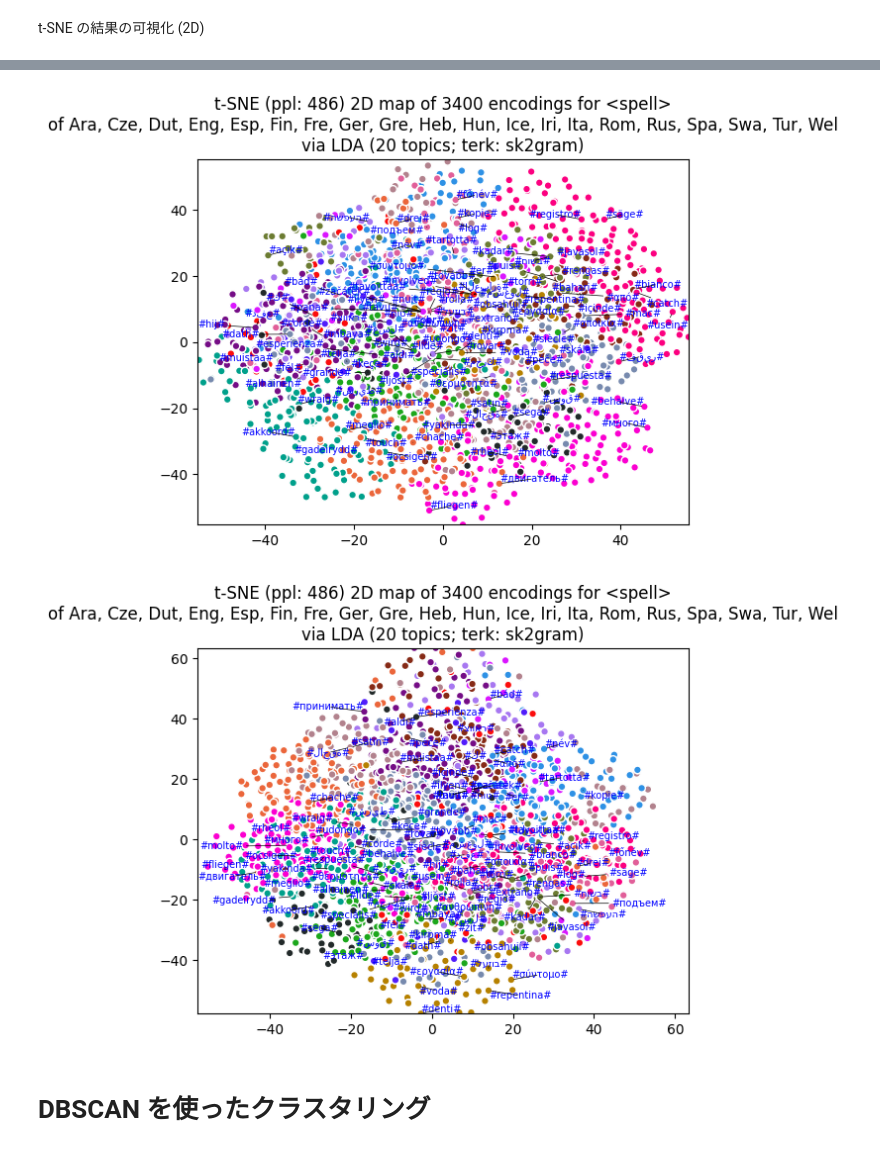
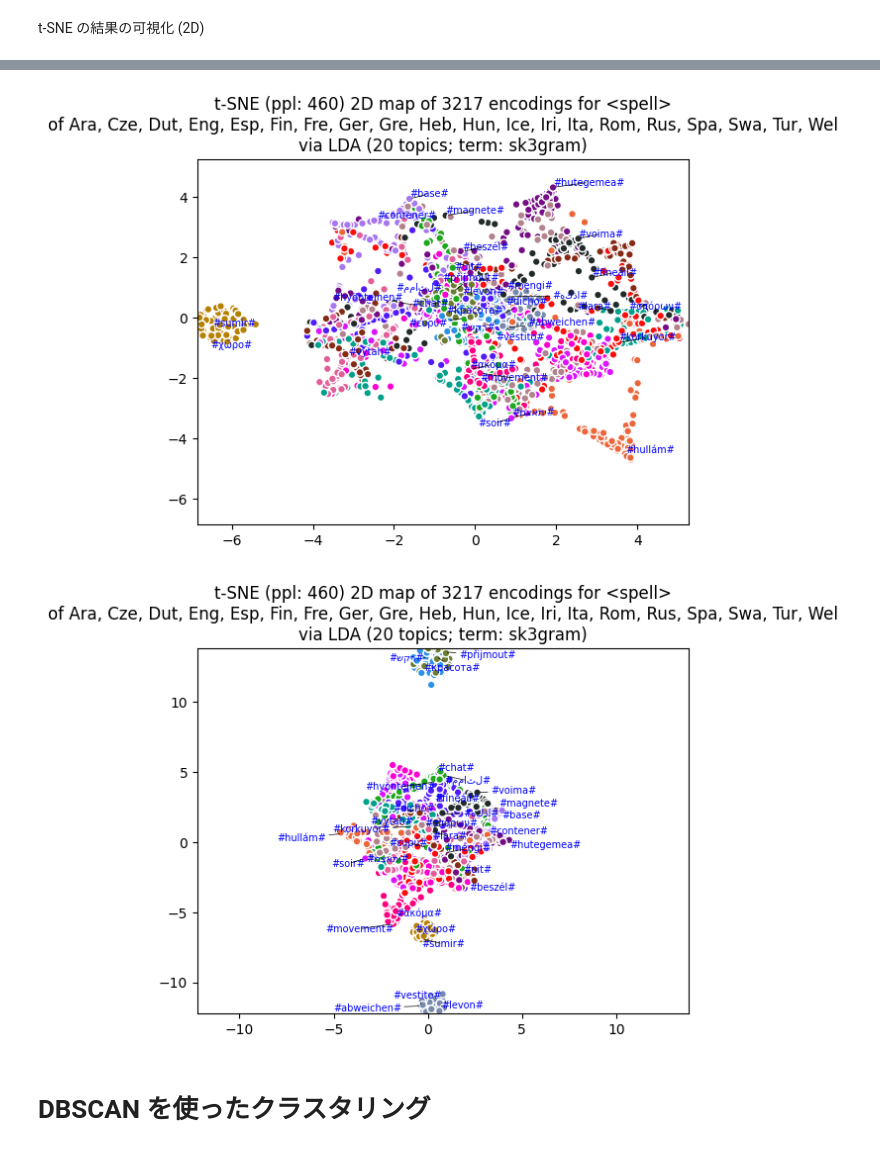
Before and after one commit to kow-k/LDA-spell-sound-typology, a Jupyter notebook: LDA-spell-sound-explorer.ipynb, the cells around one changed output, grey strips where cells are left out. Cells and saved outputs as stored; diff of their text form; code cells hidden in the pictures.

```diff
--- a/LDA-spell-sound-explorer.ipynb
+++ b/LDA-spell-sound-explorer.ipynb
@@ -29,6 +30,7 @@ import plotly
 color_palette = plotly.colors.qualitative.Dark24
 # %%
 ### DTM 構築: doc, term の設定
+
 ## doc
 doc_type           = 'form'  # 変更不可
 doc_attrs          = [ 'spell', 'sound' ]
@@ -40,13 +42,16 @@ max_doc_size       = 13
 print(f"max_doc_size: {max_doc_size}")
 
 ## doc の長さの下限
-min_doc_size       = 3
+min_doc_size       = 5 # 3 seems too short
 print(f"min_doc_size: {min_doc_size}")
 
 ## boundary marking
 mark_boundaries    = True
 boundary_mark      = "#"
 print(f"boundary_mark: {boundary_mark}")
+
+## dummy variables
+term_size          = 'character' # 出力用の名目変数
 # %% [output]
 doc_attr: spell
 max_doc_size: 13
@@ -65,16 +73,14 @@ ngram_is_inclusive: True; with degree 1
 # %%
-## term type
+## term type selection
 term_types         = [ '1gram',
                       '2gram', '3gram', '4gram', '5gram',
                      'sk2gram', 'sk3gram', 'sk4gram', 'sk5gram' ]
-lda_term_type      = term_types[5]
+## better use sk3gram whne boundary symbols are added
+lda_term_type      = term_types[-3]
 print(f"lda_term_type: {lda_term_type}")
 
 ## skippy n-gram の結合範囲
-max_gap_size = round(max_doc_size * 0.67)
+max_gap_rate = 0.67
+max_gap_size = round(max_doc_size * max_gap_rate)
 print(f"max_gap_size for skippy n-grams: {max_gap_size}")
-
-## skippy n-gram の表記
-gap_mark = "…"
-print(f"gap_mark: {gap_mark}")
 # %% [output]
@@ -373,3 +378,11 @@ raw_df
 | 998 | hawliad | 1.0 | 1 | 0 | 0 | 0 | 0 | 0 | 0 | 0 | ... | ... |
 | 999 | cyfandir | 1.0 | 1 | 0 | 0 | 0 | 0 | 0 | 0 | 0 | ... | ... |
 31255 rows × 24 columns
+# %%
+## _ を空白に置換
+raw_df.loc[:,'form'] = raw_df['form'].apply(lambda x: x.replace("_", " "))
+
+## 空白入りの語形を除外
+raw_df.loc[:,'spaced'] = raw_df['form'].apply(lambda x: len(re.split(r"\s+", x)) > 1)
+raw_df = raw_df[raw_df['spaced'] == False]
+raw_df
@@ -1050,16 +1120,16 @@ if use_TomotoPy:
     ##
     print(f"len(bots): {len(bots)}")
     print(f"min_cf_val: {min_cf_val}")
-    print(f"rm_top_val: {rm_top_val}")
+    #print(f"rm_top_val: {rm_top_val}")
     ## apply
     if use_labeled_LDA:
-        tomoto_lda_model = tp.LLDAModel(k = n_topics, seed = 1234, min_cf = min_cf_val)
+        tomoto_lda_model = tp.PLDAModel(latent_topics = n_topics, seed = 1234, min_cf = min_cf_val)
         for text, label in zip(bots, target_labels):
             if check:
                 print(f"text: {text}; label: {label}")
             tomoto_lda_model.add_doc(text, labels = label)
     else:
-        tomoto_lda_model = tp.LDAModel(k = n_topics, seed = 1234, min_cf = min_cf_val)
+        tomoto_lda_model = tp.PDAModel(latent_topics = n_topics, seed = 1234, min_cf = min_cf_val)
         for text in bots:
             tomoto_lda_model.add_doc(text)
 #
@@ -1571,7 +1630,7 @@ if draw_tSNE_results:
 # %% [markdown]
 t-SNE の結果の可視化 (2D)
 # %%
-## tSNE の結果の可視化 (2D)
+## t-SNE の結果の可視化 (2D)
 import numpy as np
 from sklearn.manifold import TSNE as tSNE
 import plotly
@@ -1588,6 +1647,7 @@ doc_perplexity_val = perplexity_selected
 doc_tSNE_3d = tSNE(n_components = 3, random_state = 0, perplexity = perplexity_selected, max_iter = 1000)
 
 ## 色分けの単位を選択
+colored_var = ""
 if color_lang_family:
     colored_var = 'family' # 一部の言語を celtic, germanic, romance, slavic 属に統合
 else:
@@ -1608,7 +1668,7 @@ plt.figure(figsize = (5, 5))
 plt.set_colors = pex.colors.qualitative.Plotly
 
 ## labeling
-lab_sampling_rate = 0.03
+lab_sampling_rate = 0.01
 lab_sample_n = round(len(doc_fit_df) * lab_sampling_rate)
 sampled_keys = [ doc[:max_doc_size] for doc in random.sample(list(doc_fit_df[doc_type]), lab_sample_n) ]
 
@@ -1651,7 +1711,7 @@ for step, roll in enumerate([ np.roll([0,1,2], -i) for i in range(0,3) ]):
     #
     title_header = f"t-SNE (ppl: {perplexity_selected}) 2D map of {len(doc_fit_df)} encodings for <{doc_attr}>\n"
     title_body = f"of {', '.join([ l.title() for l in sorted([ l[:3] for l in selected_langs])])}\n"
-    title_tail = f"via LDA ({n_topics} topics; terk: {lda_term_type})"
+    title_tail = f"via LDA ({n_topics} topics; term: {lda_term_type})"
     plt.title(title_header + title_body + title_tail)
     #plt.legend(df['language'])
     plt.show()
@@ -1660,5 +1720,5 @@ for step, roll in enumerate([ np.roll([0,1,2], -i) for i in range(0,3) ]):
-[figure, old version]
+[figure, new version]
-[figure, old version]
+[figure, new version]
 # %% [markdown]
 # DBSCAN を使ったクラスタリング
 # %%
```
Also changed, not shown: parts of 61 cells of this notebook.
